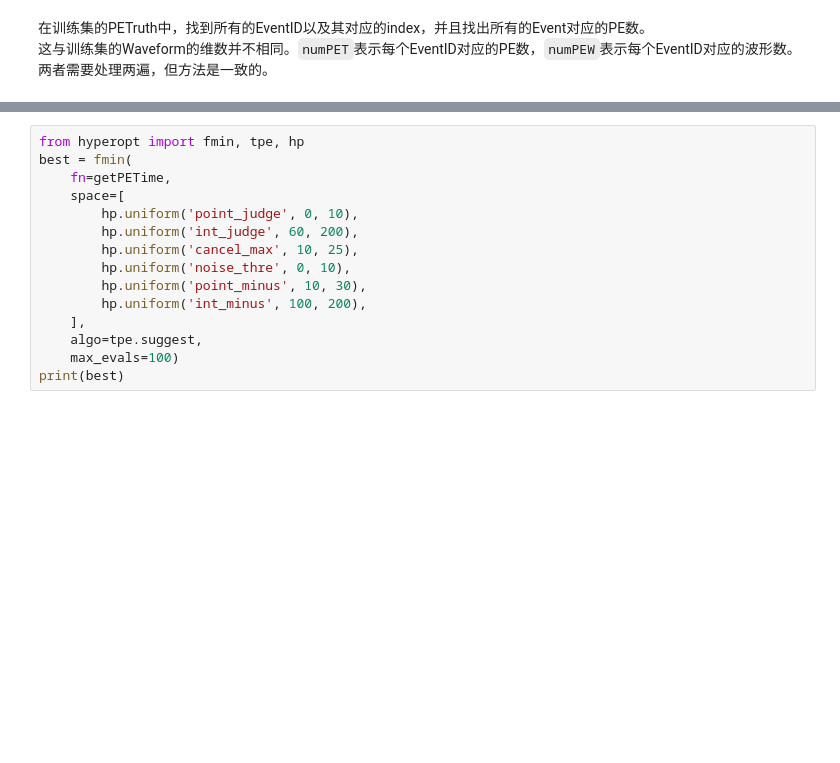
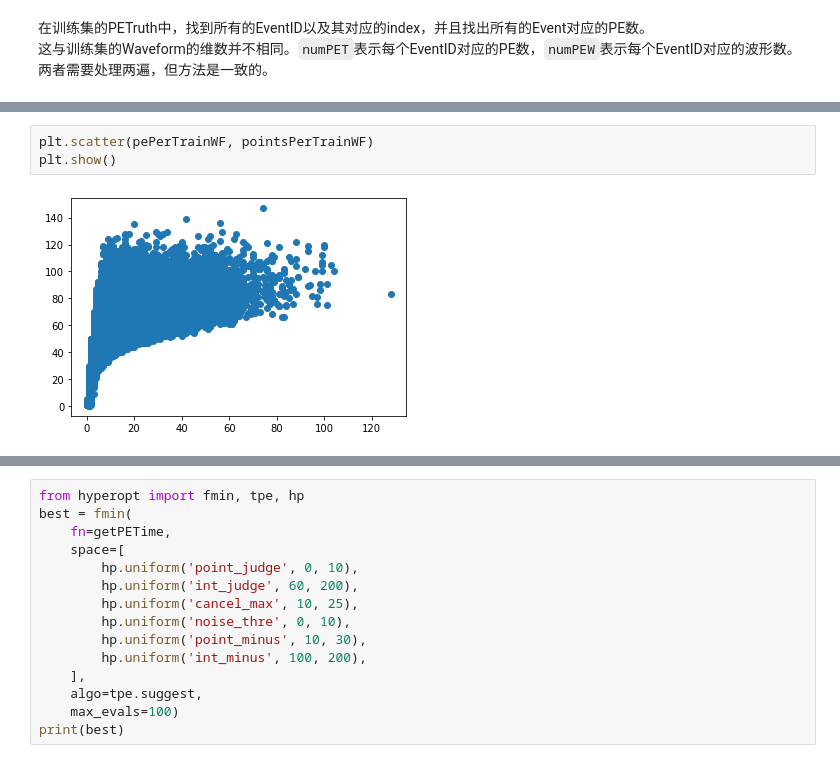
Before and after one commit to haimengzhao/juno-reconstruction, a Jupyter notebook: model.ipynb, the cells around one changed output, grey strips where cells are left out. Cells and saved outputs as stored; diff of their text form; blank space fills up the shorter version.

```diff
--- a/model.ipynb
+++ b/model.ipynb
@@ -203,0 +135,5 @@ PETruth告诉我们PETime是[373.70351947]
+# %%
+plt.scatter(pePerTrainWF, pointsPerTrainWF)
+plt.show()
+# %% [output]
+[figure, added]
```
Also changed, not shown: parts of 48 cells of this notebook, 5 other files.
